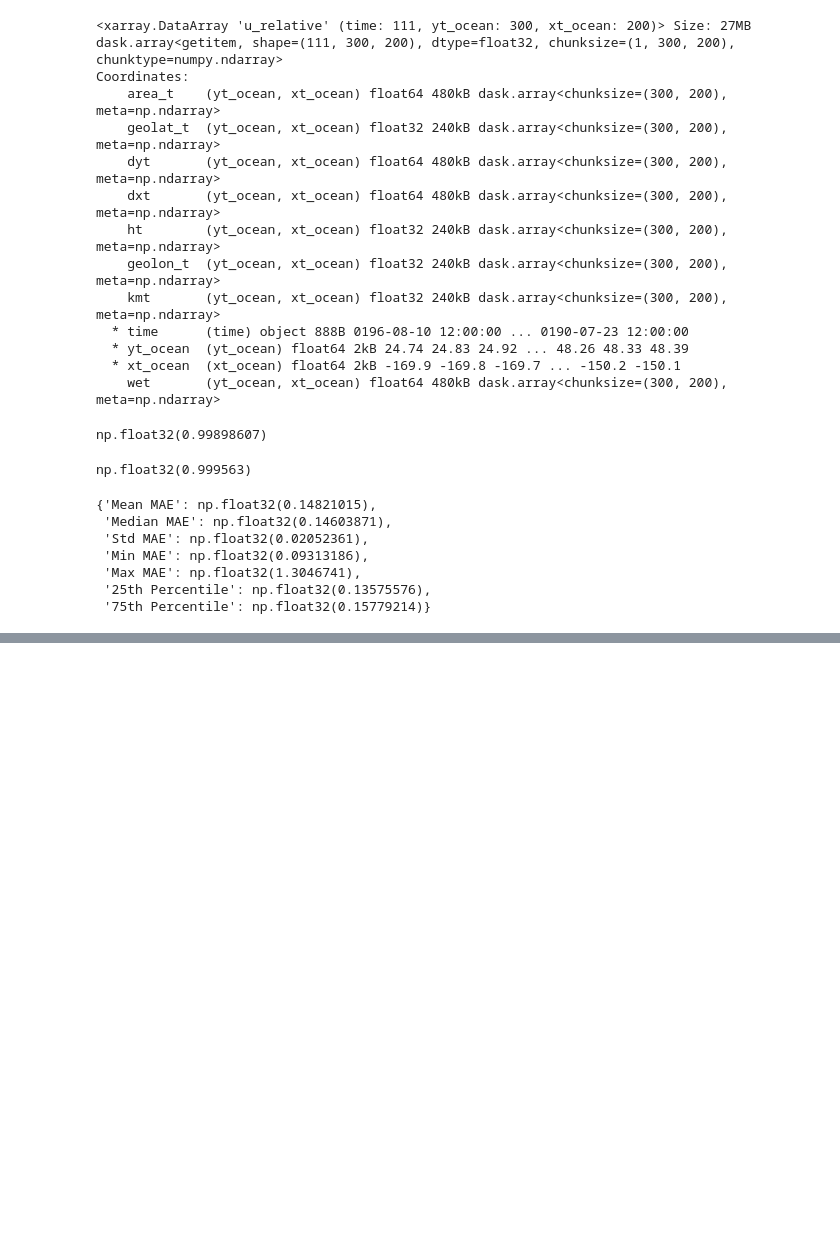
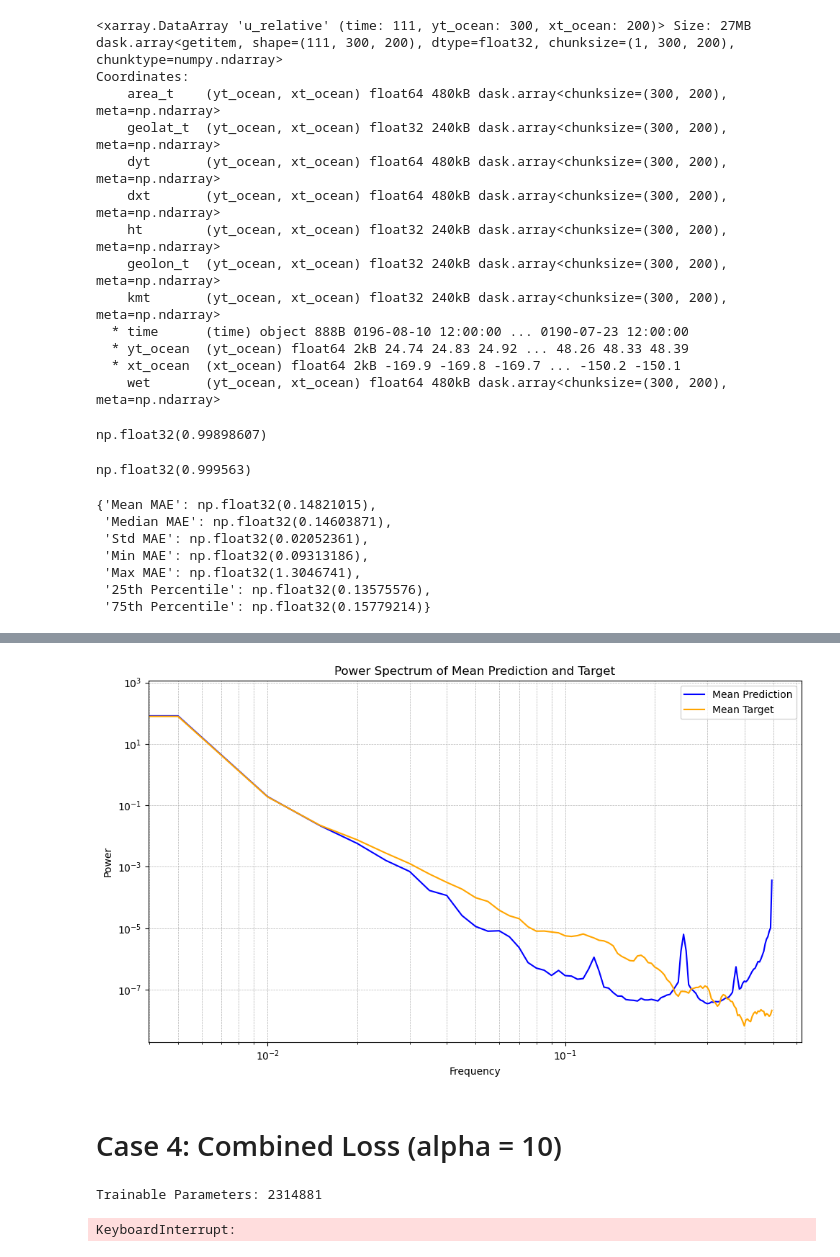
Before and after one commit to ocean-transport/air-sea-ML, a Jupyter notebook: final_yue_jingwen_implementation.ipynb, the cells around one changed output, grey strips where cells are left out. Saved outputs shown, nothing was run; the diff lists cells and outputs as text; code cells hidden in the pictures; blank space fills up the shorter version.

```diff
--- a/final_yue_jingwen_implementation.ipynb
+++ b/final_yue_jingwen_implementation.ipynb
@@ -546,0 +877,56 @@ summary
+# %%
+# Define dimensions and coordinates
+dims = ['yt_ocean', 'xt_ocean']
+coords = {
+    'yt_ocean': range(sr_pred.shape[-2]),  # Replace with actual coordinates if available
+    'xt_ocean': range(sr_pred.shape[-1])   # Replace with actual coordinates if available
+}
+
+# Compute the mean prediction and target across samples
+mean_prediction = sr_pred.mean(dim='time')  # Squeeze to remove the channel dimension and compute mean
+mean_target = urel_HR_test.mean(dim='time')
+
+# Convert to xarray.DataArray
+mean_prediction_da = xr.DataArray(mean_prediction, dims=dims, coords=coords)
+mean_target_da = xr.DataArray(mean_target, dims=dims, coords=coords)
+
+mean_prediction_da = mean_prediction_da.chunk({'xt_ocean': -1})  # one chunk along xt_ocean
+mean_target_da = mean_target_da.chunk({'xt_ocean': -1})
+
+# Compute power spectrum for mean prediction and target
+ps_pred = xrft.power_spectrum(mean_prediction_da, dim='xt_ocean', window=True).mean(dim='yt_ocean')
+ps_targ = xrft.power_spectrum(mean_target_da, dim='xt_ocean', window=True).mean(dim='yt_ocean')
+
+# Plot power spectra
+plt.figure(figsize=(10, 6))
+plt.plot(ps_pred.freq_xt_ocean, ps_pred, label='Mean Prediction', color='blue')
+plt.plot(ps_targ.freq_xt_ocean, ps_targ, label='Mean Target', color='orange')
+
+# Configure the plot
+plt.title("Power Spectrum of Mean Prediction and Target")
+plt.xscale('log')
+plt.yscale('log')
+plt.xlabel('Frequency')
+plt.ylabel('Power')
+plt.legend(loc='best')
+plt.grid(True, which="both", linestyle="--", linewidth=0.5)
+plt.tight_layout()
+
+# Display the plot
+plt.show()
+# %% [output]
+[figure, added]
+# %% [markdown]
+# Case 4: Combined Loss (alpha = 10)
+# %%
+criterion = CombinedLoss(alpha=10) # default is alpha=1
+optimizer = torch.optim.Adam(model.parameters(), lr=1e-3)
+device = torch.device("cpu")
+
+train_model(model, train_loader, val_loader,
+            criterion, optimizer, device,
+            save_path='./model_case4.pth',
+            n_epochs=100) # n_epochs=2000)
+# %% [output]
+Trainable Parameters: 2314881
+KeyboardInterrupt:
```
Also changed, not shown: parts of 28 cells of this notebook.
